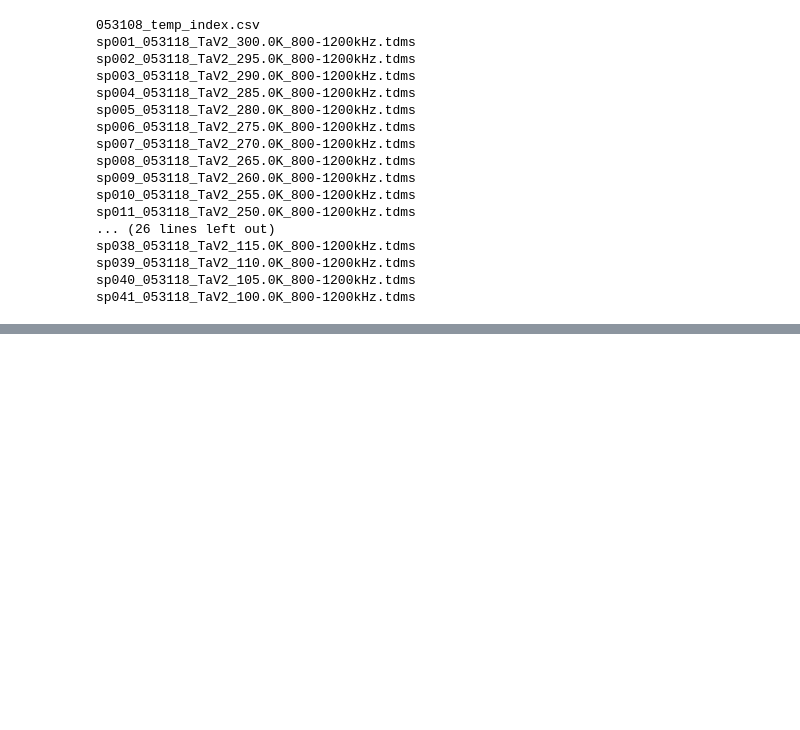
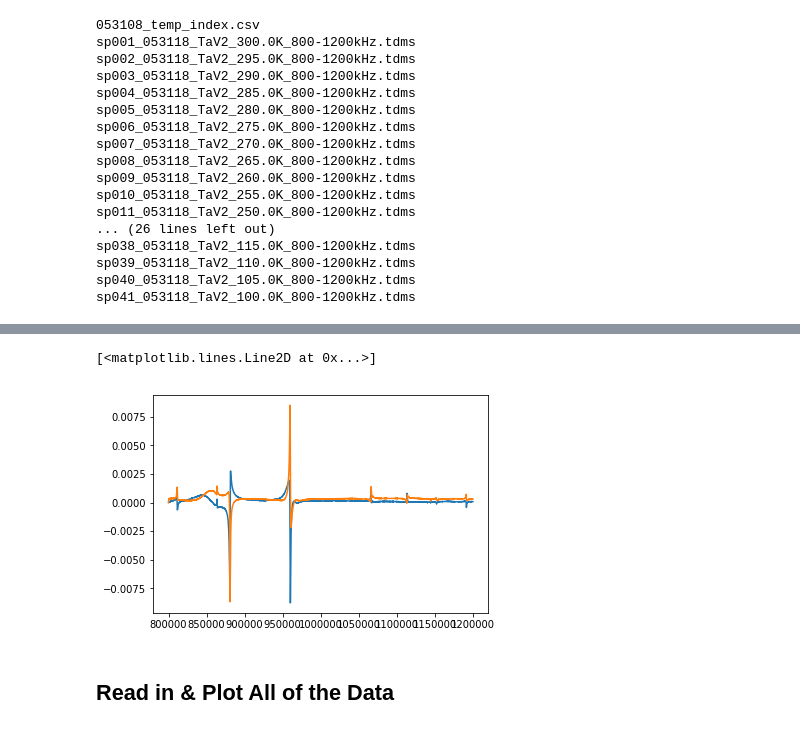
Before and after one commit to Jim-Shaddix/Lab-Work, a Jupyter notebook: Project/3-Analyses/tdms_analyses/Plot-tdms.ipynb, the cells around one changed output, grey strips where cells are left out. Cells and saved outputs as stored; diff of their text form; code cells hidden in the pictures; blank space fills up the shorter version.

Commit message:
copied files to anthoer directory
just moved some stuff around.

```diff
--- a/Project/3-Analyses/tdms_analyses/Plot-tdms.ipynb
+++ b/Project/3-Analyses/tdms_analyses/Plot-tdms.ipynb
@@ -13 +16,18 @@
+# %%
+import os
+import pandas as pd
+import numpy as np
+import matplotlib.pyplot as plt
+from nptdms import TdmsFile
+
+
+#%matplotlib qt
+%matplotlib inline
+
+pd.set_option('display.max_columns', 50) # display all columns
+#pd.set_option('display.max_rows', 10)    # display some rows
+
+
+directory = "../../2-Files_To_Analyze/31 May 18 TaV2/"
+exten = ".tdms"
 # %% [markdown]
@@ -32,3 +52,6 @@ sp038_053118_TaV2_115.0K_800-1200kHz.tdms
 sp039_053118_TaV2_110.0K_800-1200kHz.tdms
 sp040_053118_TaV2_105.0K_800-1200kHz.tdms
 sp041_053118_TaV2_100.0K_800-1200kHz.tdms
+# %%
+file = "sp004_053118_TaV2_285.0K_800-1200kHz.tdms"
+file_name = os.path.join(directory,file)
@@ -34,0 +72,5 @@ sp041_053118_TaV2_100.0K_800-1200kHz.tdms
+# %%
+df = tdms_file.as_dataframe()
+for header in df:
+    header = header.replace("/'p'/", '').replace("/'fit'/",'')
+df
@@ -34,0 +132,9 @@ sp041_053118_TaV2_100.0K_800-1200kHz.tdms
+# %%
+keys = list(df)
+plt.plot(df[keys[0]],df[keys[1]])
+plt.plot(df[keys[0]],df[keys[2]])
+# %% [output]
+[<matplotlib.lines.Line2D at 0x...>]
+[figure, added]
+# %% [markdown]
+## Read in & Plot All of the Data
```
Also changed, not shown: parts of 26 cells of this notebook, 6 other files.
